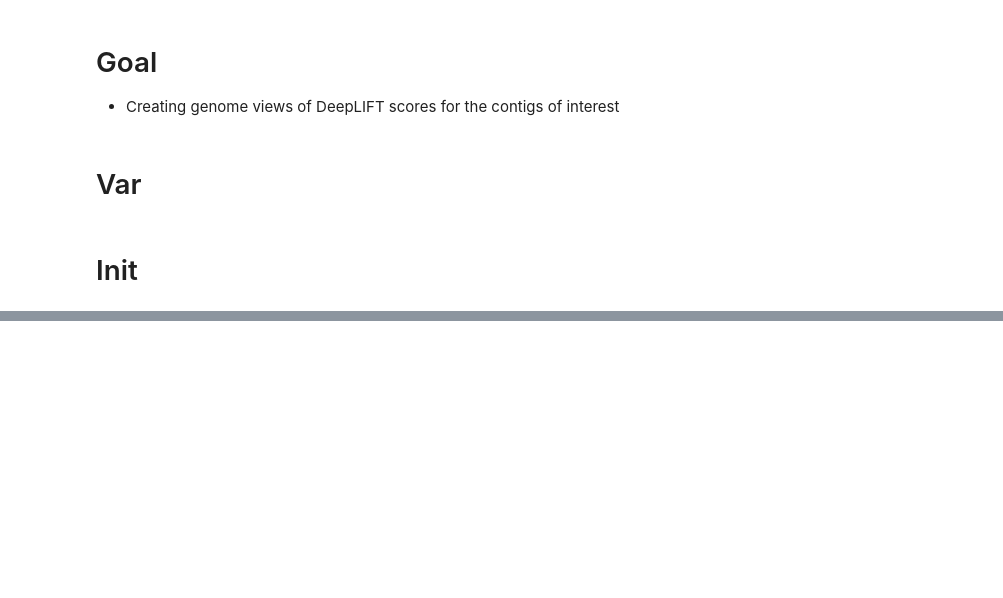
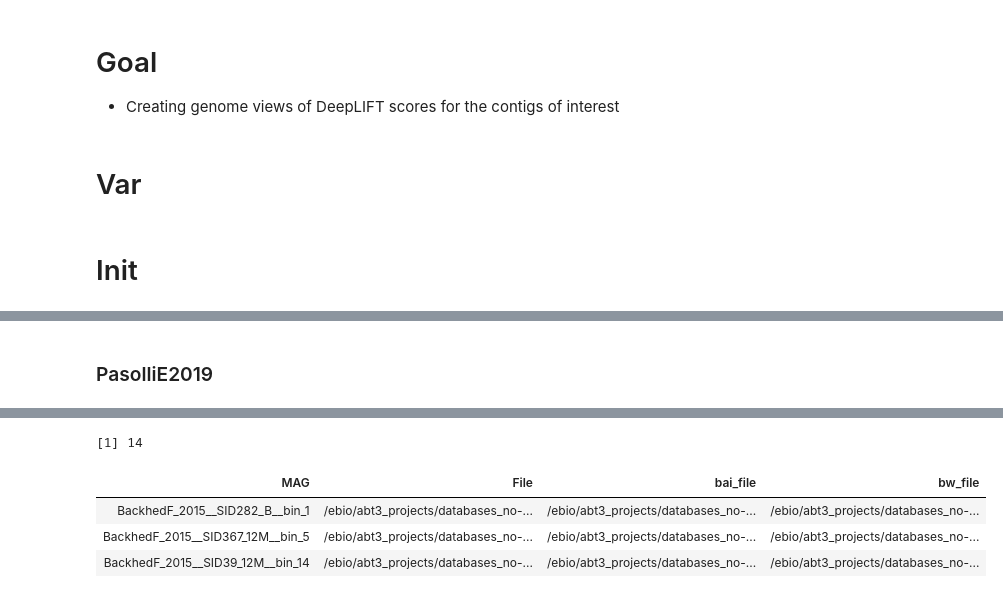
Before and after one commit to leylabmpi/DeepMAsED, a Jupyter notebook: notebooks/04_contig_viewing/01_true_dataset.ipynb, the cells around one changed output, grey strips where cells are left out. Saved outputs shown, nothing was run; the diff lists cells and outputs as text; code cells hidden in the pictures; blank space fills up the shorter version.

```diff
--- a/notebooks/04_contig_viewing/01_true_dataset.ipynb
+++ b/notebooks/04_contig_viewing/01_true_dataset.ipynb
@@ -49,0 +475,15 @@ cp -f /ebio/abt3_projects/databases_no-backup/DeepMAsED/train_runs/n1000_r30/map
+# %% [markdown]
+### PasolliE2019
+# %%
+# AlmeidaA-2019
+PE_bam_dir = '/ebio/abt3_projects/databases_no-backup/DeepMAsED/MAG_datasets/PasolliE-2019/samples_Almeida-Pasolli/map/'
+PE_bam_files = list.files(PE_bam_dir, '*.bam$', recursive=TRUE, full.names=TRUE)
+
+PE_bam_files = data.frame(MAG = PE_bam_files %>% as.character %>% dirname %>% basename,
+                          File = PE_bam_files %>% as.character,
+                          bai_file = PE_bam_files %>% as.character %>% gsub('$', '.bai', .)) %>%
+    inner_join(PE_MAGs, c('MAG'))
+
+PE_bam_files %>% nrow %>% print
+PE_bam_files %>% head(n=3)
+# %% [output]
@@ -49,0 +492,5 @@ cp -f /ebio/abt3_projects/databases_no-backup/DeepMAsED/train_runs/n1000_r30/map
+[1] 14
+| MAG | File | bai_file | bw_file |
+| BackhedF_2015__SID282_B__bin_1 | /ebio/abt3_projects/databases_no-... | /ebio/abt3_projects/databases_no-... | /ebio/abt3_projects/databases_no-... |
+| BackhedF_2015__SID367_12M__bin_5 | /ebio/abt3_projects/databases_no-... | /ebio/abt3_projects/databases_no-... | /ebio/abt3_projects/databases_no-... |
+| BackhedF_2015__SID39_12M__bin_14 | /ebio/abt3_projects/databases_no-... | /ebio/abt3_projects/databases_no-... | /ebio/abt3_projects/databases_no-... |
```
Also changed, not shown: parts of 104 cells of this notebook.
